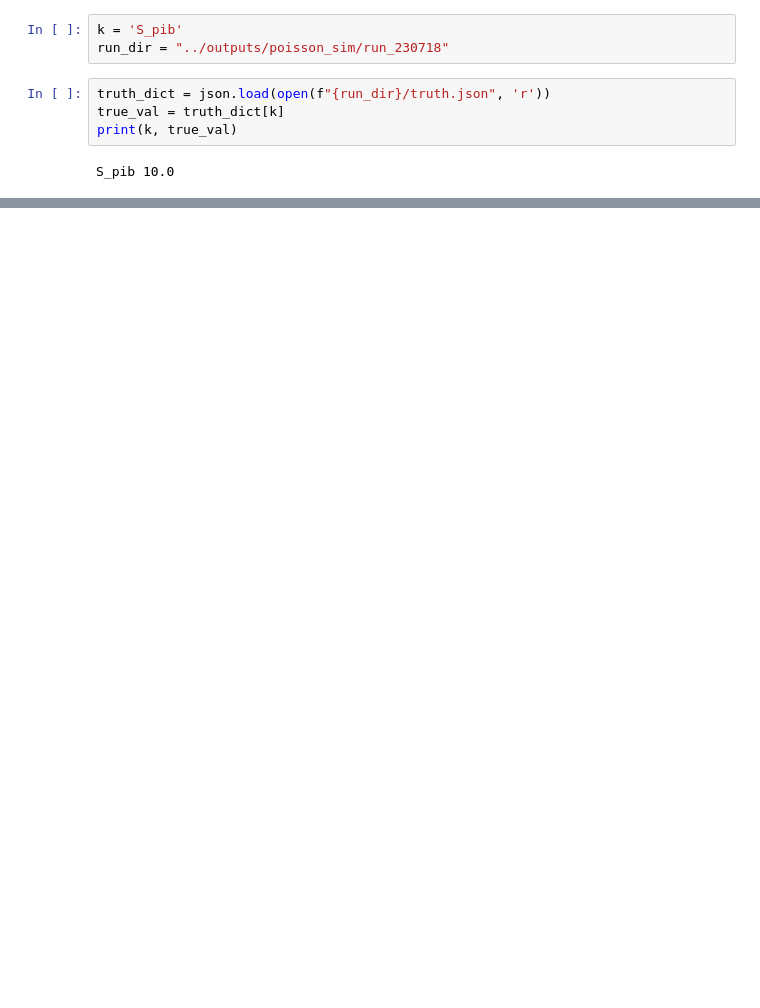
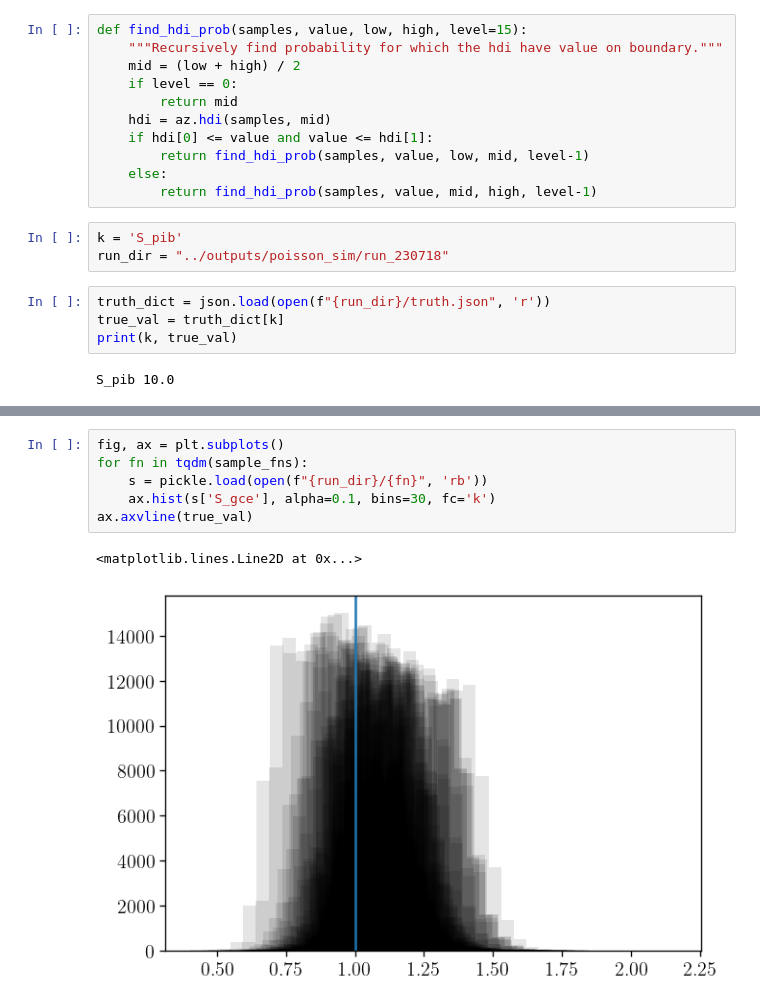
Before and after one commit to smsharma/fermi-prob-prog, a Jupyter notebook: notebooks/12_poissonian_simulations.ipynb, the cells around one changed output, grey strips where cells are left out. Drawn from its saved outputs; the diff is of its cells as text; blank space fills up the shorter version.

```diff
--- a/notebooks/12_poissonian_simulations.ipynb
+++ b/notebooks/12_poissonian_simulations.ipynb
@@ -181,3 +167,14 @@ multi_corner(
+# %%
+def find_hdi_prob(samples, value, low, high, level=15):
+    """Recursively find probability for which the hdi have value on boundary."""
+    mid = (low + high) / 2
+    if level == 0:
+        return mid
+    hdi = az.hdi(samples, mid)
+    if hdi[0] <= value and value <= hdi[1]:
+        return find_hdi_prob(samples, value, low, mid, level-1)
+    else:
+        return find_hdi_prob(samples, value, mid, high, level-1)
 # %%
 k = 'S_pib'
 run_dir = "../outputs/poisson_sim/run_230718"
@@ -207,0 +282,9 @@ ax.set(xlabel='Nominal coverage', ylabel='True coverage', title=k);
+# %%
+fig, ax = plt.subplots()
+for fn in tqdm(sample_fns):
+    s = pickle.load(open(f"{run_dir}/{fn}", 'rb'))
+    ax.hist(s['S_gce'], alpha=0.1, bins=30, fc='k')
+ax.axvline(true_val)
+# %% [output]
+<matplotlib.lines.Line2D at 0x...>
+[figure, added]
```
Also changed, not shown: parts of 15 cells of this notebook, 1 other file.
